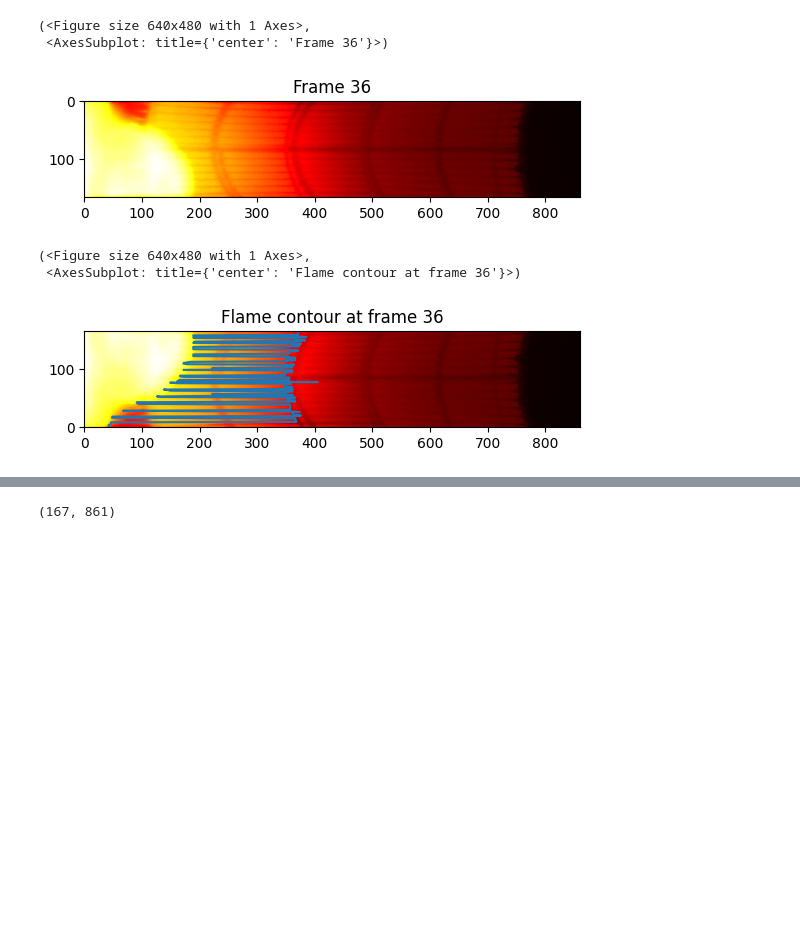
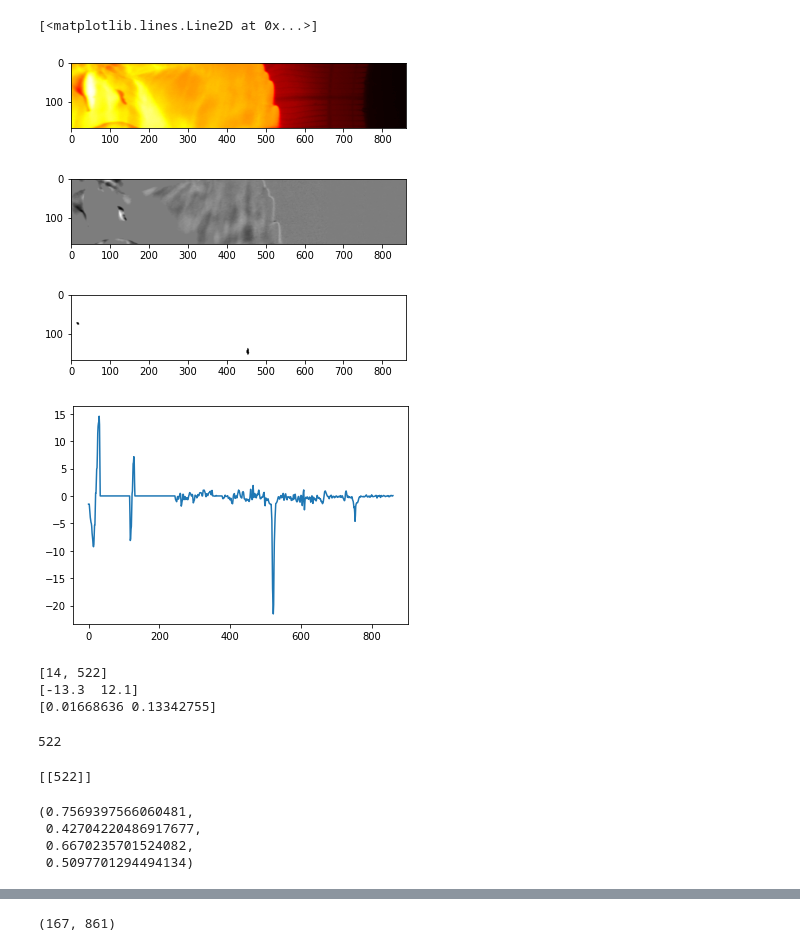
Before and after one commit to FireDynamics/FlameTrack, a Jupyter notebook: test.ipynb, the cells around one changed output, grey strips where cells are left out. Saved outputs shown, nothing was run; the diff lists cells and outputs as text; code cells hidden in the pictures; blank space fills up the shorter version.

Commit message:
imporoved edge finding alg

```diff
--- a/test.ipynb
+++ b/test.ipynb
@@ -47,14 +80,51 @@ plt.show()
+# %%
+exp_name ='test'
+# exp_name2 ='lfs_pmma_DE_6mm_tc_R2_0001'
+dewarped_data= get_dewarped_data(exp_name)[:]
+edge_results1 = get_edge_results(exp_name)[:]
+# edge_results2 = get_edge_results(exp_name2)
 # %%
-frame_number = 36
+frame_number = 289
+y_slice = 71
 # %%
-show_frame(dewarped_data,frame_number)
+custom_filter = lambda x: band_filter(x,150,450)
+# custom_filter = lambda x: x
+background_frame =dewarped_data[:,:,frame_number-1]
+org_frame = dewarped_data[:,:,frame_number]
+frame =custom_filter(org_frame)
+frame -= custom_filter(background_frame)
+
+cv2_frame = cv2.normalize(frame, None, 0, 255, cv2.NORM_MINMAX, cv2.CV_8U)
+ret,thresh = cv2.threshold(cv2_frame,0,255,cv2.THRESH_BINARY+cv2.THRESH_OTSU)
+thresh =cv2.dilate(thresh, None, iterations=10)
+start,end = np.where(thresh[y_slice,:]>0)[0][[0,-1]]
+# start +=10
+end+=10
+gradient = np.gradient(custom_filter(org_frame[y_slice,start:end]))
+plt.imshow(org_frame,cmap='hot')
+plt.figure()
+plt.imshow(frame,cmap='gray')
+plt.figure()
+plt.imshow(thresh,cmap='gray')
+plt.figure()
+plt.plot(gradient)
 # %% [output]
-(<Figure size 640x480 with 1 Axes>,
- <AxesSubplot: title={'center': 'Frame 36'}>)
+[<matplotlib.lines.Line2D at 0x...>]
-[figure, old version]
+[figure, new version]
+[figure, added]
+[figure, added]
+[figure, added]
 # %%
-show_flame_contour(dewarped_data,edge_results_rolled,frame_number)
+
+highest_peak_to_lowest_value(custom_filter(org_frame[y_slice,start:end]),min_distance=5,min_height=1,min_width=2,ambient_weighting=2,high_val=320,low_val=380,previous_peak=300,previous_velocity=20) +start
 # %% [output]
-(<Figure size 640x480 with 1 Axes>,
- <AxesSubplot: title={'center': 'Flame contour at frame 36'}>)
+[14, 522]
+[-13.3  12.1]
+[0.01668636 0.13342755]
-[figure, removed]
+522
+# %%
+    peak_method = lambda x: highest_peak_to_lowest_value(x, min_distance=10, min_height=1, min_width=2,
+                                                         ambient_weighting=2, high_val=320, low_val=380)
+calculate_edge_data_for_frame(frame_number,y_slice,dewarped_data,peak_method,custom_filter=lambda x: band_filter(x, low=150, high=450))
+# %% [output]
+[[522]]
@@ -60,0 +133,7 @@ show_flame_contour(dewarped_data,edge_results_rolled,frame_number)
+# %%
+skewnorm.stats(3,moments='mvsk')
+# %% [output]
+(0.7569397566060481,
+ 0.42704220486917677,
+ 0.6670235701524082,
+ 0.5097701294494134)
```
Also changed, not shown: parts of 10 cells of this notebook, 4 other files.
